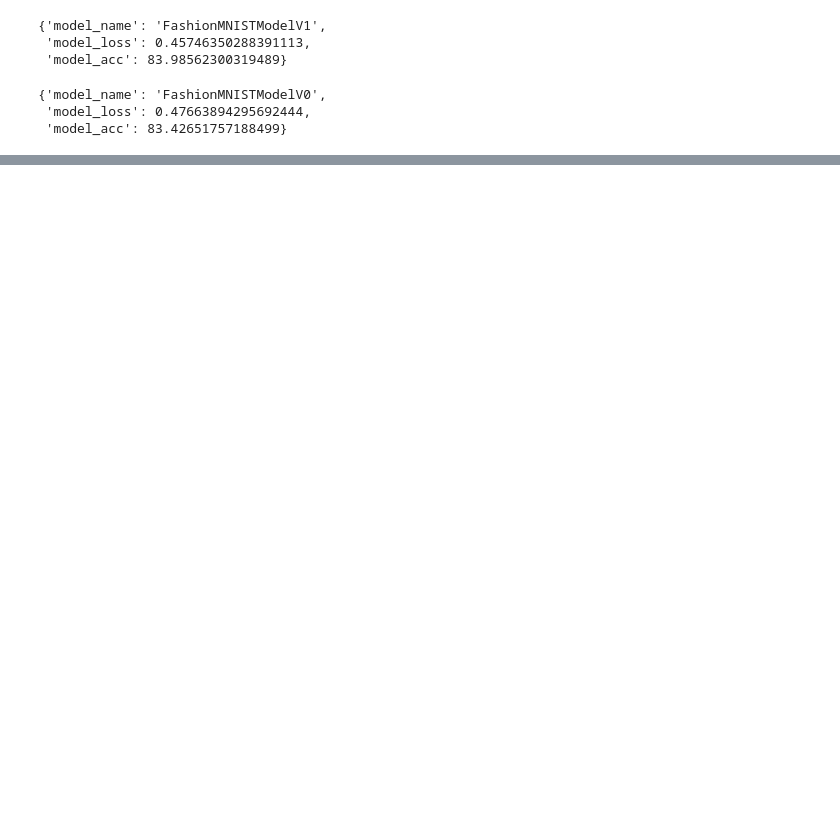
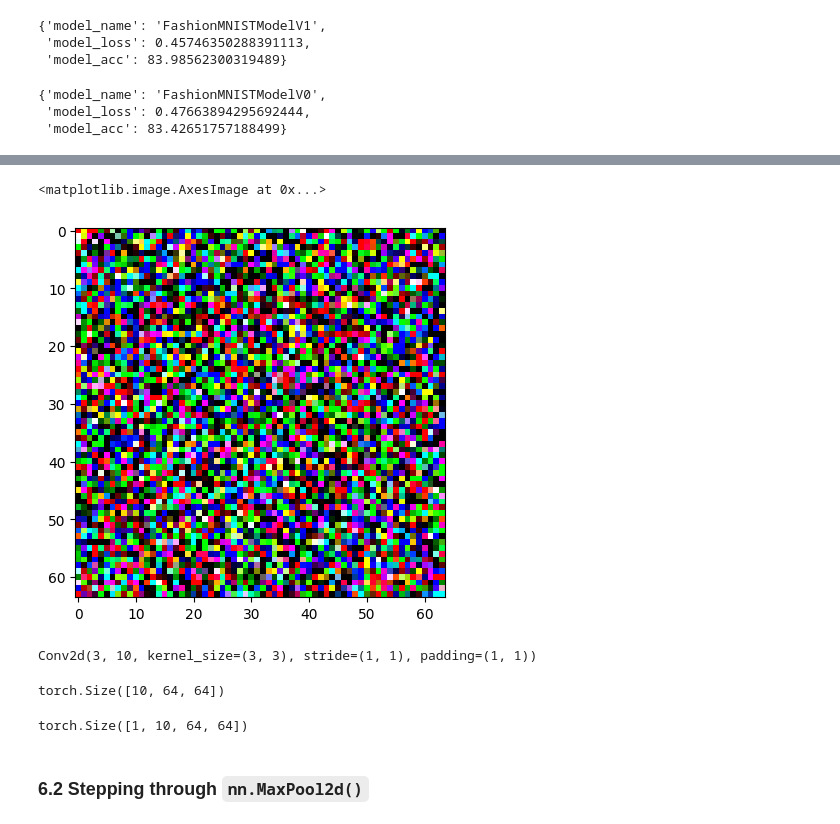
Before and after one commit to zahra-sharifzadeh/pytorch, a Jupyter notebook: 03_PyTorch_Computer_Vision.ipynb, the cells around one changed output, grey strips where cells are left out. Saved outputs shown, nothing was run; the diff lists cells and outputs as text; code cells hidden in the pictures; blank space fills up the shorter version.

```diff
--- a/03_PyTorch_Computer_Vision.ipynb
+++ b/03_PyTorch_Computer_Vision.ipynb
@@ -780,0 +866,13 @@ total_train_time_model_0
+# %%
+torch.manual_seed(42)
+
+# Create a batch o images
+
+images =  torch.randn(size=(32, 3, 64, 64))
+
+test_image = images[0]
+
+print(f"Image batch shape: {images.shape}")
+print(f"Single image shape: {test_image.shape}")
+
+print(test_image)
@@ -780,0 +897,3 @@ total_train_time_model_0
+# %%
+plt.imshow(test_image.T)
+# %% [output]
@@ -780,0 +901,18 @@ total_train_time_model_0
+<matplotlib.image.AxesImage at 0x...>
+[figure, added]
+# %%
+# Create a single con2d layer
+conv_layer = nn.Conv2d(in_channels=3,
+                       out_channels=10,
+                       kernel_size=3,
+                       stride=1,
+                       padding=1)
+conv_layer
+# %% [output]
+Conv2d(3, 10, kernel_size=(3, 3), stride=(1, 1), padding=(1, 1))
+# %%
+# Pass the data through the convolutional layer
+conv_out_put = conv_layer(test_image)
+conv_out_put.shape
+# %% [output]
+torch.Size([10, 64, 64])
@@ -780,0 +921,8 @@ total_train_time_model_0
+# %%
+# Pass the data through the convolutional layer
+conv_out_put2 = conv_layer(test_image.unsqueeze(dim=0))
+conv_out_put2.shape
+# %% [output]
+torch.Size([1, 10, 64, 64])
+# %% [markdown]
+### 6.2 Stepping through `nn.MaxPool2d()`
```
Also changed, not shown: parts of 22 cells of this notebook.
